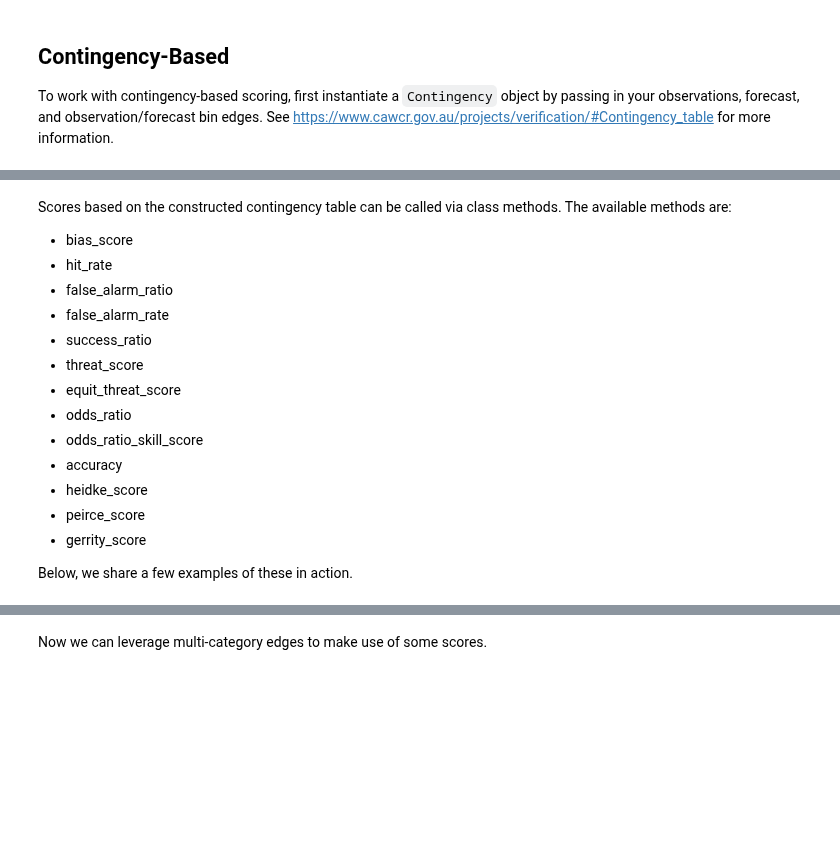
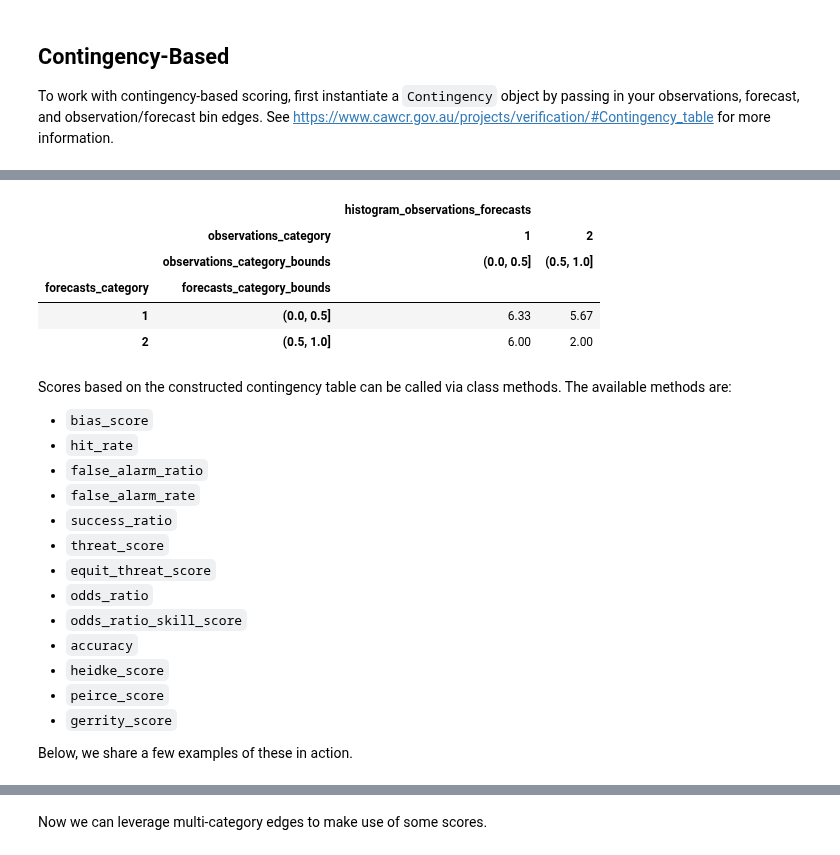
Before and after one commit to xarray-contrib/xskillscore, a Jupyter notebook: docs/source/quick-start.ipynb, the cells around one changed output, grey strips where cells are left out. Saved outputs shown, nothing was run; the diff lists cells and outputs as text; code cells hidden in the pictures; blank space fills up the shorter version.

```diff
--- a/docs/source/quick-start.ipynb
+++ b/docs/source/quick-start.ipynb
@@ -270,22 +270,32 @@ Coordinates:
     forecasts_category_bounds     (forecasts_category) <U10 '(0.0, 0.5]' '(0....
   * observations_category         (observations_category) int64 1 2
   * forecasts_category            (forecasts_category) int64 1 2
+# %%
+dichotomous_contingency_table.to_dataframe().pivot_table(index=['forecasts_category','forecasts_category_bounds'],
+                                                         columns=['observations_category','observations_category_bounds']).round(2)
+# %% [output]
+|  |  | histogram_observations_forecasts |  |
+|  | observations_category | 1 | 2 |
+|  | observations_category_bounds | (0.0, 0.5] | (0.5, 1.0] |
+| forecasts_category | forecasts_category_bounds |  |  |
+| 1 | (0.0, 0.5] | 6.33 | 5.67 |
+| 2 | (0.5, 1.0] | 6.00 | 2.00 |
 # %% [markdown]
 Scores based on the constructed contingency table can be called via class methods. The available methods are:
 
-* bias_score
-* hit_rate
-* false_alarm_ratio
-* false_alarm_rate
-* success_ratio
-* threat_score
-* equit_threat_score
-* odds_ratio
-* odds_ratio_skill_score
-* accuracy
-* heidke_score
-* peirce_score
-* gerrity_score
+* `bias_score`
+* `hit_rate`
+* `false_alarm_ratio`
+* `false_alarm_rate`
+* `success_ratio`
+* `threat_score`
+* `equit_threat_score`
+* `odds_ratio`
+* `odds_ratio_skill_score`
+* `accuracy`
+* `heidke_score`
+* `peirce_score`
+* `gerrity_score`
 
 Below, we share a few examples of these in action.
 # %%
```
Also changed, not shown: parts of 25 cells of this notebook.
